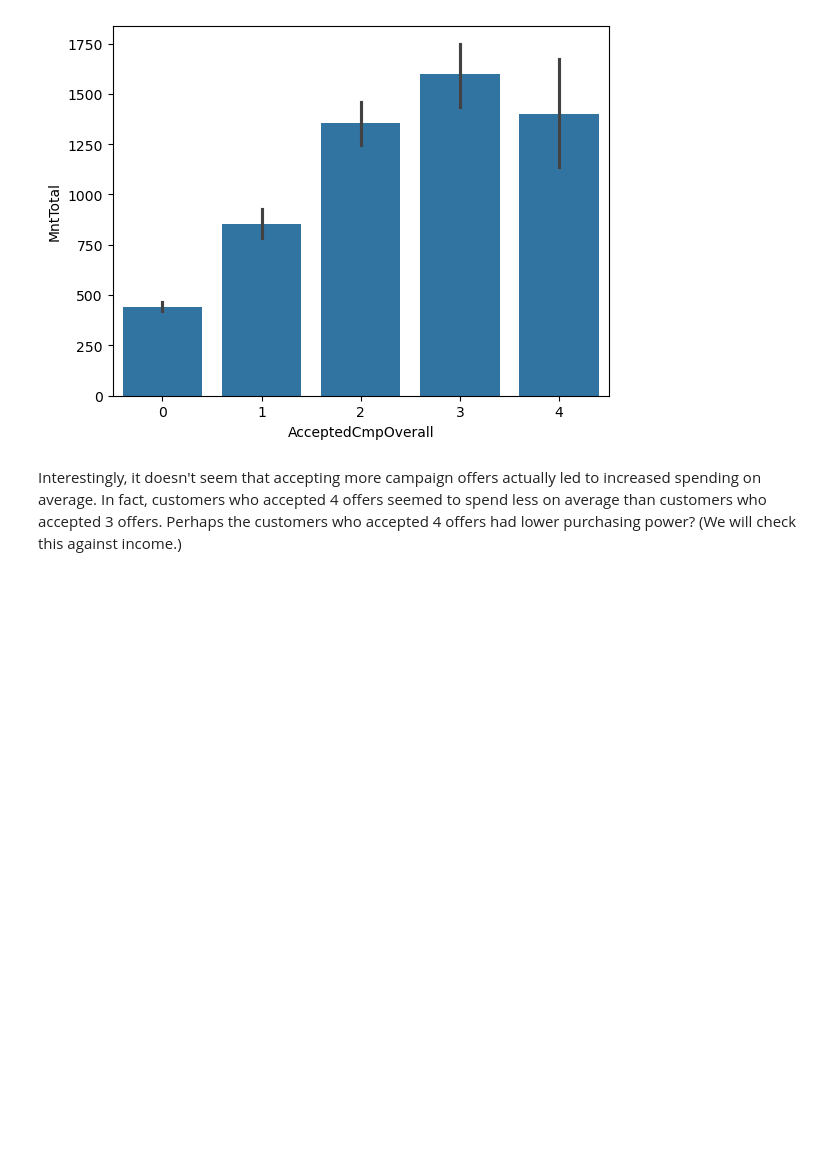
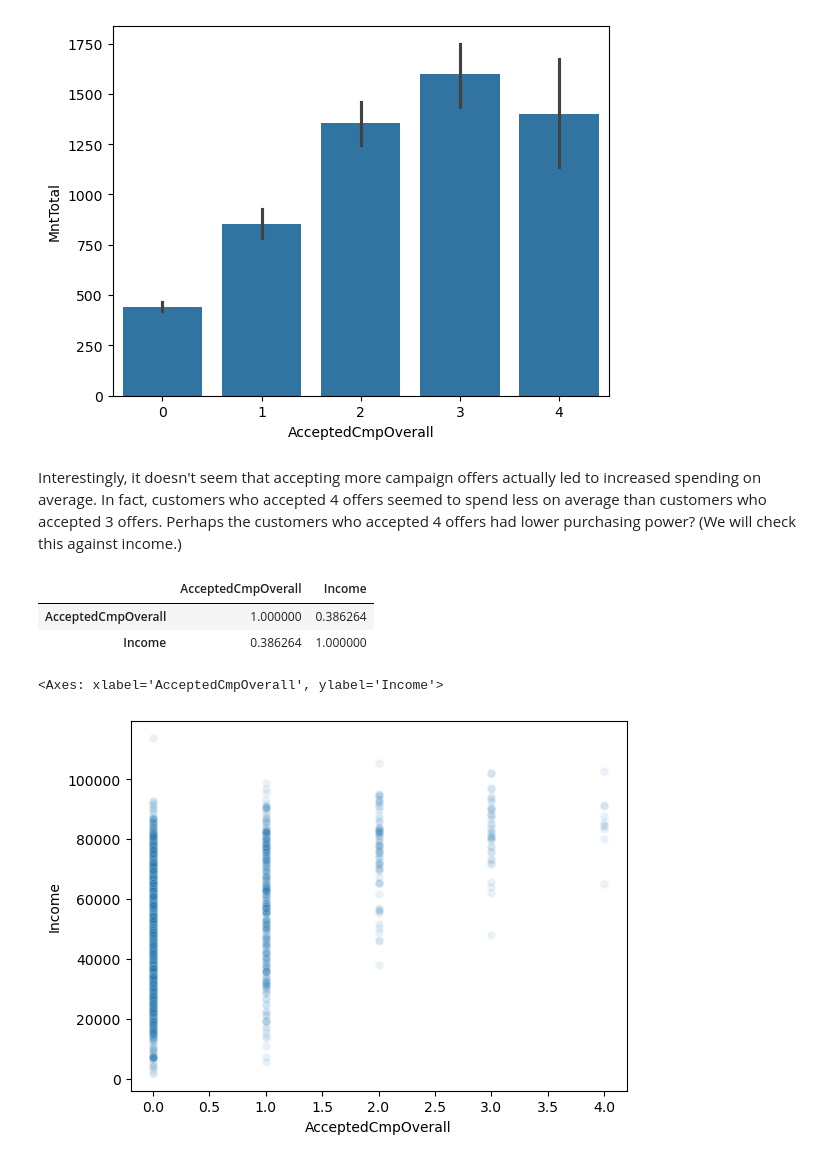
Before and after one commit to samjian8/marketing-campaign-analysis, a Jupyter notebook: main.ipynb, the cells around one changed output. Cells and saved outputs as stored; diff of their text form; code cells hidden in the pictures; blank space fills up the shorter version.

```diff
--- a/main.ipynb
+++ b/main.ipynb
@@ -323,3 +323,17 @@ plt.show()
 [figure]
 # %% [markdown]
 Interestingly, it doesn't seem that accepting more campaign offers actually led to increased spending on average. In fact, customers who accepted 4 offers seemed to spend less on average than customers who accepted 3 offers. Perhaps the customers who accepted 4 offers had lower purchasing power? (We will check this against income.)
+# %%
+df[['AcceptedCmpOverall', 'Income']].corr()
+# %% [output]
+|  | AcceptedCmpOverall | Income |
+| AcceptedCmpOverall | 1.000000 | 0.386264 |
+| Income | 0.386264 | 1.000000 |
+# %%
+sns.scatterplot(y = 'Income',
+                x='AcceptedCmpOverall',
+                data=df,
+                alpha=0.1)
+# %% [output]
+<Axes: xlabel='AcceptedCmpOverall', ylabel='Income'>
+[figure, added]
```
Also changed, not shown: parts of 3 cells of this notebook.
